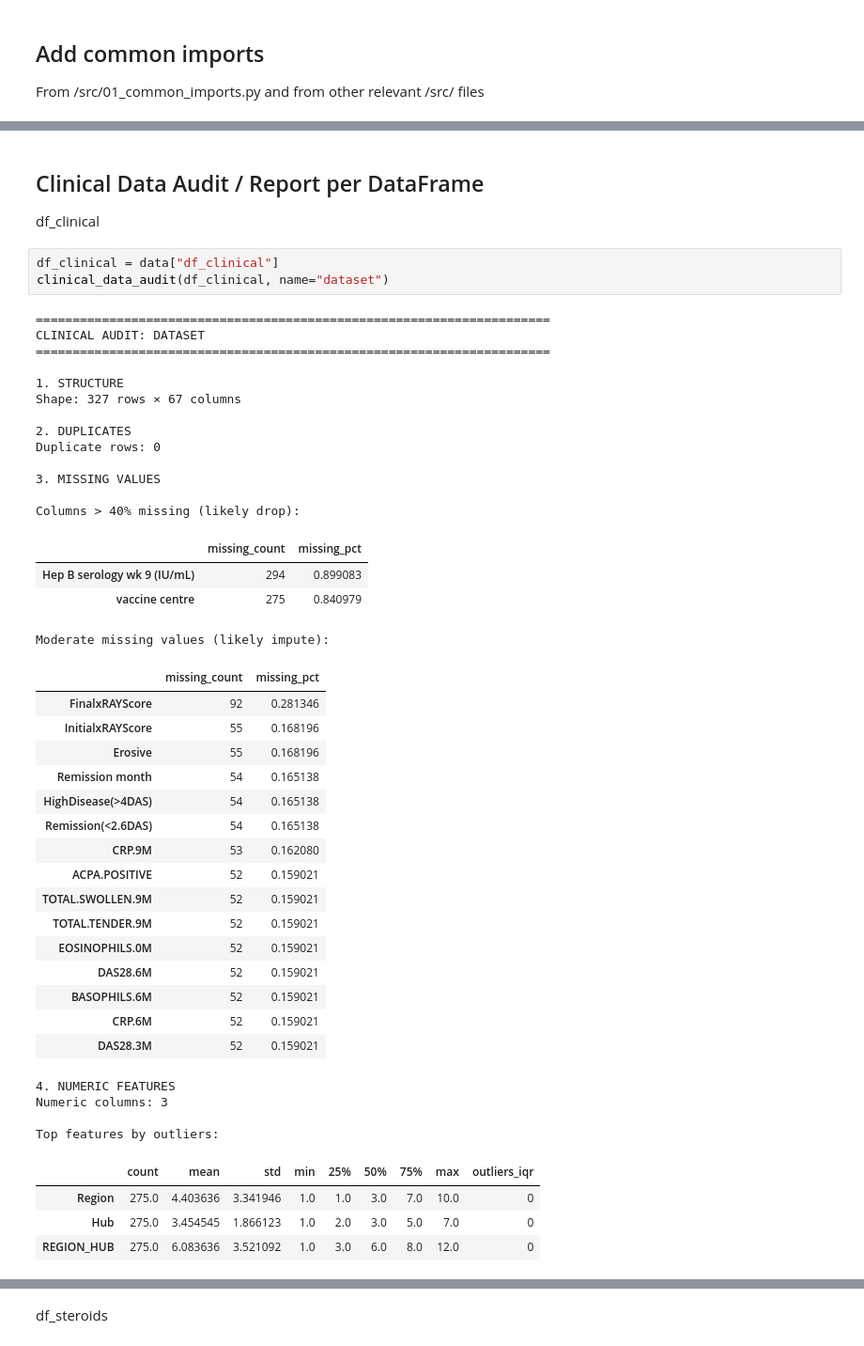
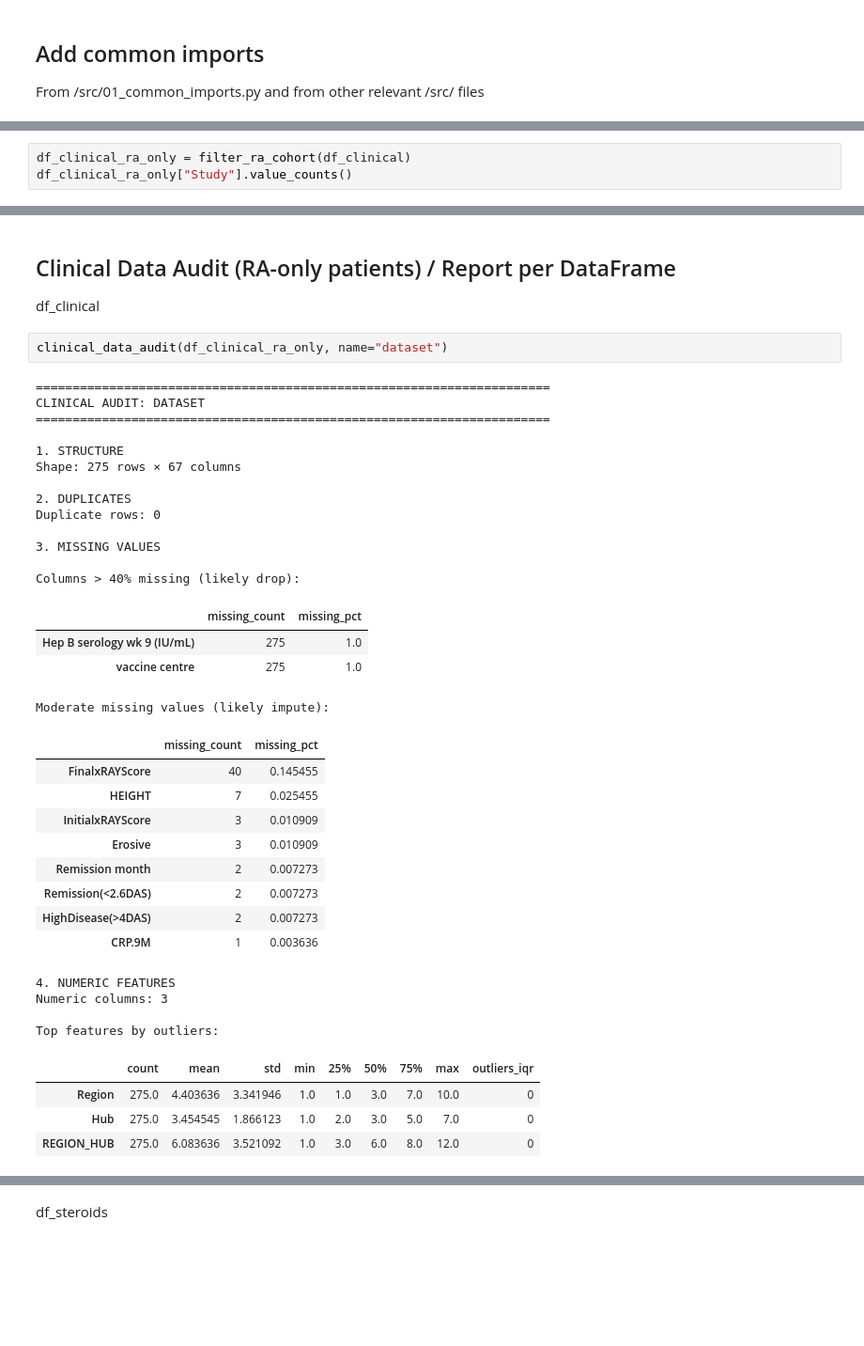
Before and after one commit to Roman0-5/RA-Map-EDA, a Jupyter notebook: notebooks/02_clinical_preprocessing.ipynb, the cells around one changed output, grey strips where cells are left out. Shown at 94% size. Cells and saved outputs as stored; diff of their text form; blank space fills up the shorter version.

```diff
--- a/notebooks/02_clinical_preprocessing.ipynb
+++ b/notebooks/02_clinical_preprocessing.ipynb
@@ -33,0 +41,3 @@ Done loading
+# %%
+df_clinical_ra_only = filter_ra_cohort(df_clinical)
+df_clinical_ra_only["Study"].value_counts()
@@ -34,43 +53,35 @@ Done loading
 # %% [markdown]
-## Clinical Data Audit / Report per DataFrame
+## Clinical Data Audit (RA-only patients) / Report per DataFrame
 df_clinical
 # %%
-df_clinical = data["df_clinical"]
-clinical_data_audit(df_clinical, name="dataset")
+clinical_data_audit(df_clinical_ra_only, name="dataset")
 # %% [output]
 ======================================================================
 CLINICAL AUDIT: DATASET
 ======================================================================
 
 1. STRUCTURE
-Shape: 327 rows × 67 columns
+Shape: 275 rows × 67 columns
 
 2. DUPLICATES
 Duplicate rows: 0
 
 3. MISSING VALUES
 
 Columns > 40% missing (likely drop):
 |  | missing_count | missing_pct |
-| Hep B serology wk 9 (IU/mL) | 294 | 0.899083 |
-| vaccine centre | 275 | 0.840979 |
+| Hep B serology wk 9 (IU/mL) | 275 | 1.0 |
+| vaccine centre | 275 | 1.0 |
 Moderate missing values (likely impute):
 |  | missing_count | missing_pct |
-| FinalxRAYScore | 92 | 0.281346 |
-| InitialxRAYScore | 55 | 0.168196 |
-| Erosive | 55 | 0.168196 |
-| Remission month | 54 | 0.165138 |
-| HighDisease(>4DAS) | 54 | 0.165138 |
-| Remission(<2.6DAS) | 54 | 0.165138 |
-| CRP.9M | 53 | 0.162080 |
-| ACPA.POSITIVE | 52 | 0.159021 |
-| TOTAL.SWOLLEN.9M | 52 | 0.159021 |
-| TOTAL.TENDER.9M | 52 | 0.159021 |
-| EOSINOPHILS.0M | 52 | 0.159021 |
-| DAS28.6M | 52 | 0.159021 |
-| BASOPHILS.6M | 52 | 0.159021 |
-| CRP.6M | 52 | 0.159021 |
-| DAS28.3M | 52 | 0.159021 |
+| FinalxRAYScore | 40 | 0.145455 |
+| HEIGHT | 7 | 0.025455 |
+| InitialxRAYScore | 3 | 0.010909 |
+| Erosive | 3 | 0.010909 |
+| Remission month | 2 | 0.007273 |
+| Remission(<2.6DAS) | 2 | 0.007273 |
+| HighDisease(>4DAS) | 2 | 0.007273 |
+| CRP.9M | 1 | 0.003636 |
 4. NUMERIC FEATURES
 Numeric columns: 3
 
```
Also changed, not shown: parts of 19 cells of this notebook, 6 other files.
